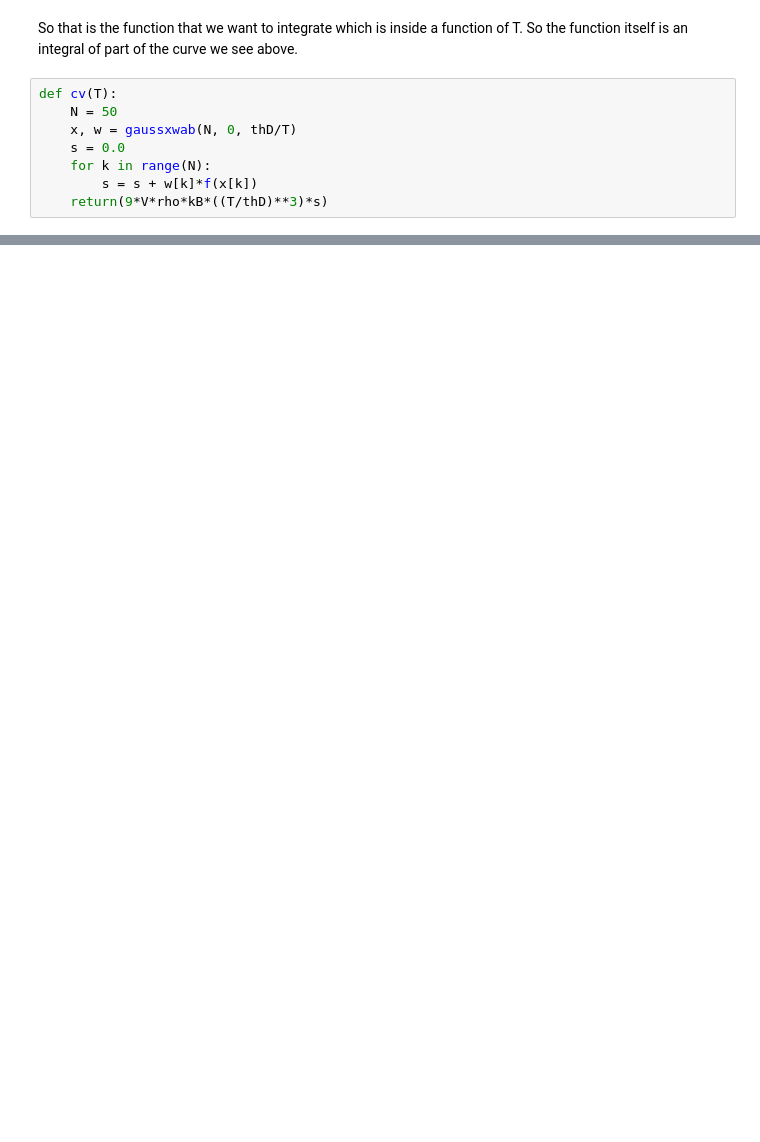
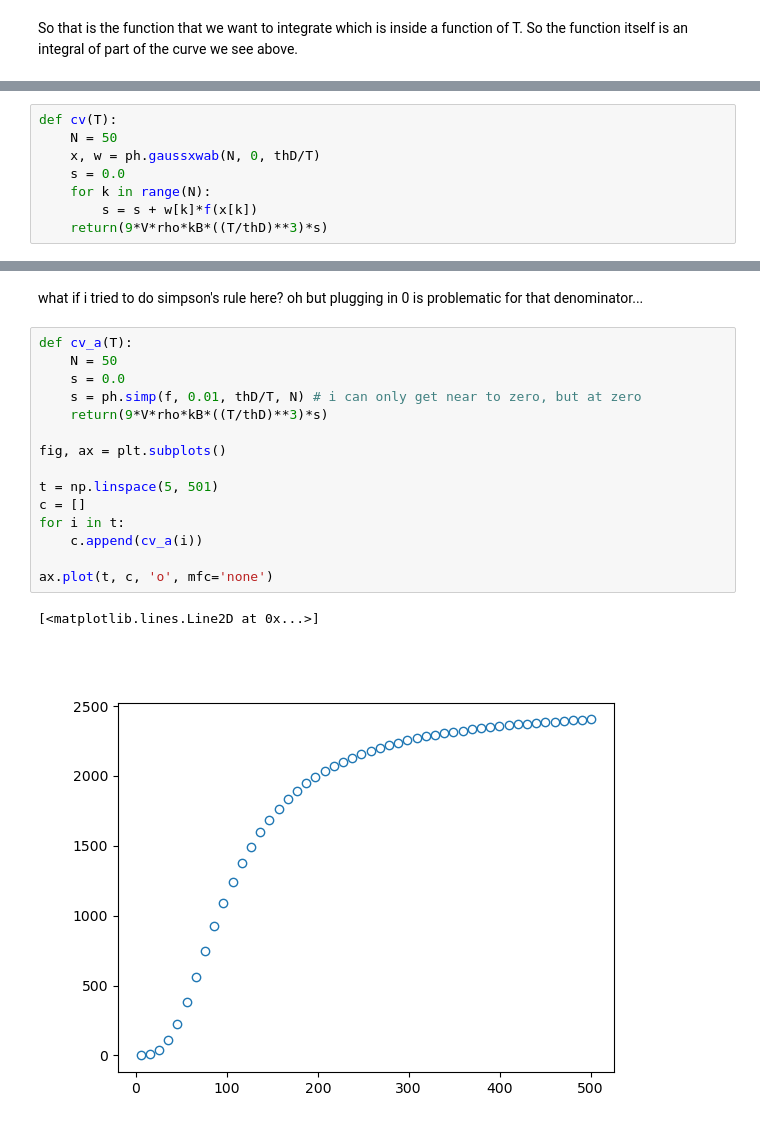
Before and after one commit to ehremington/390-2025-fall, a Jupyter notebook: deliver/5.09.ipynb, the cells around one changed output, grey strips where cells are left out. Cells and saved outputs as stored; diff of their text form; blank space fills up the shorter version.

```diff
--- a/deliver/5.09.ipynb
+++ b/deliver/5.09.ipynb
@@ -29,10 +31,2 @@ ax0.plot(x, y)
 # %% [markdown]
 So that is the function that we want to integrate which is inside a function of T. So the function itself is an integral of part of the curve we see above.
-# %%
-def cv(T):
-    N = 50
-    x, w = gaussxwab(N, 0, thD/T)
-    s = 0.0
-    for k in range(N):
-        s = s + w[k]*f(x[k])
-    return(9*V*rho*kB*((T/thD)**3)*s)
@@ -50,0 +33,8 @@ ax.plot(t, c, 'o', mfc='none')
+# %%
+def cv(T):
+    N = 50
+    x, w = ph.gaussxwab(N, 0, thD/T)
+    s = 0.0
+    for k in range(N):
+        s = s + w[k]*f(x[k])
+    return(9*V*rho*kB*((T/thD)**3)*s)
@@ -50,0 +53,20 @@ ax.plot(t, c, 'o', mfc='none')
+# %% [markdown]
+what if i tried to do simpson's rule here? oh but plugging in 0 is problematic for that denominator...
+# %%
+def cv_a(T):
+    N = 50
+    s = 0.0
+    s = ph.simp(f, 0.01, thD/T, N) # i can only get near to zero, but at zero
+    return(9*V*rho*kB*((T/thD)**3)*s)
+
+fig, ax = plt.subplots()
+
+t = np.linspace(5, 501)
+c = []
+for i in t:
+    c.append(cv_a(i))
+
+ax.plot(t, c, 'o', mfc='none')
+# %% [output]
+[<matplotlib.lines.Line2D at 0x...>]
+[figure, added]
```
Also changed, not shown: parts of 4 cells of this notebook, 8 other files.
